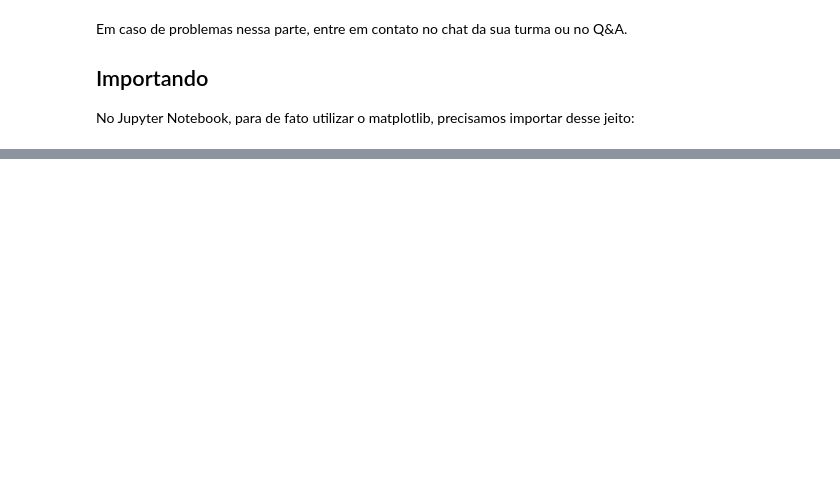
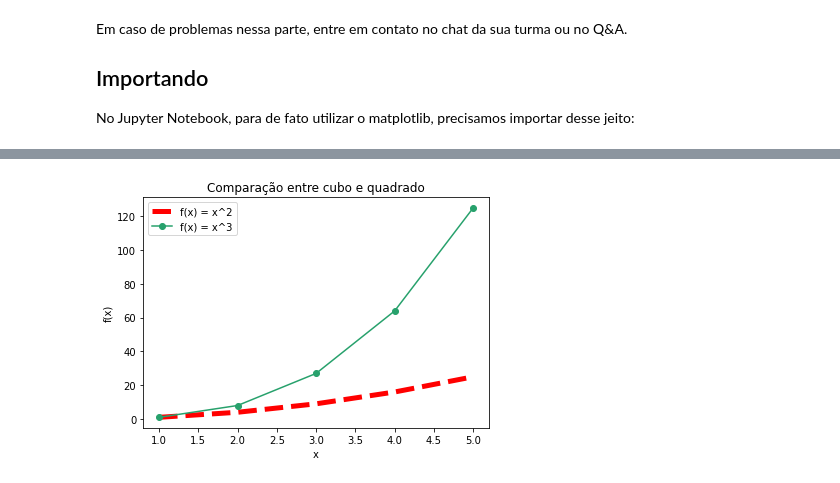
Before and after one commit to dehscardoso/lets-boti, a Jupyter notebook: 02 Técnicas de Programação II/Notebooks Resumo/01-Matplotlib.ipynb, the cells around one changed output, grey strips where cells are left out. Cells and saved outputs as stored; diff of their text form; code cells hidden in the pictures; blank space fills up the shorter version.

```diff
--- a/02 Técnicas de Programação II/Notebooks Resumo/01-Matplotlib.ipynb
+++ b/02 Técnicas de Programação II/Notebooks Resumo/01-Matplotlib.ipynb
@@ -64,0 +247,14 @@ plt.show()
+# %%
+figure = plt.figure()
+ax = figure.add_axes([0.1, 0.1, 0.8, 0.8])
+
+ax.plot(x, y1, c='red', ls='--', lw=5, label='f(x) = x^2')
+ax.plot(x, y2, c='#27a16c', marker='o', label='f(x) = x^3')
+
+ax.set_xlabel('x')
+ax.set_ylabel('f(x)')
+ax.set_title('Comparação entre cubo e quadrado')
+ax.legend()
+plt.show()
+# %% [output]
+[figure, added]
```
Also changed, not shown: parts of 30 cells of this notebook, 5 other files.
